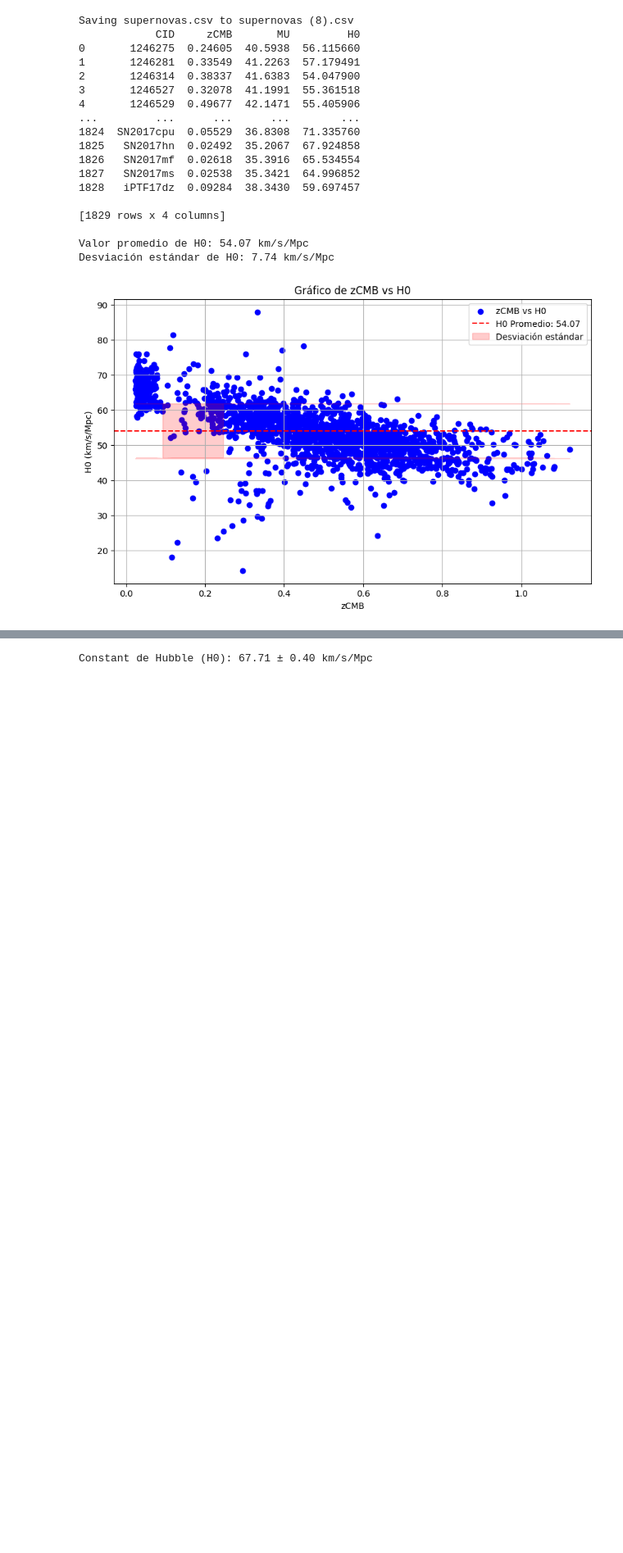
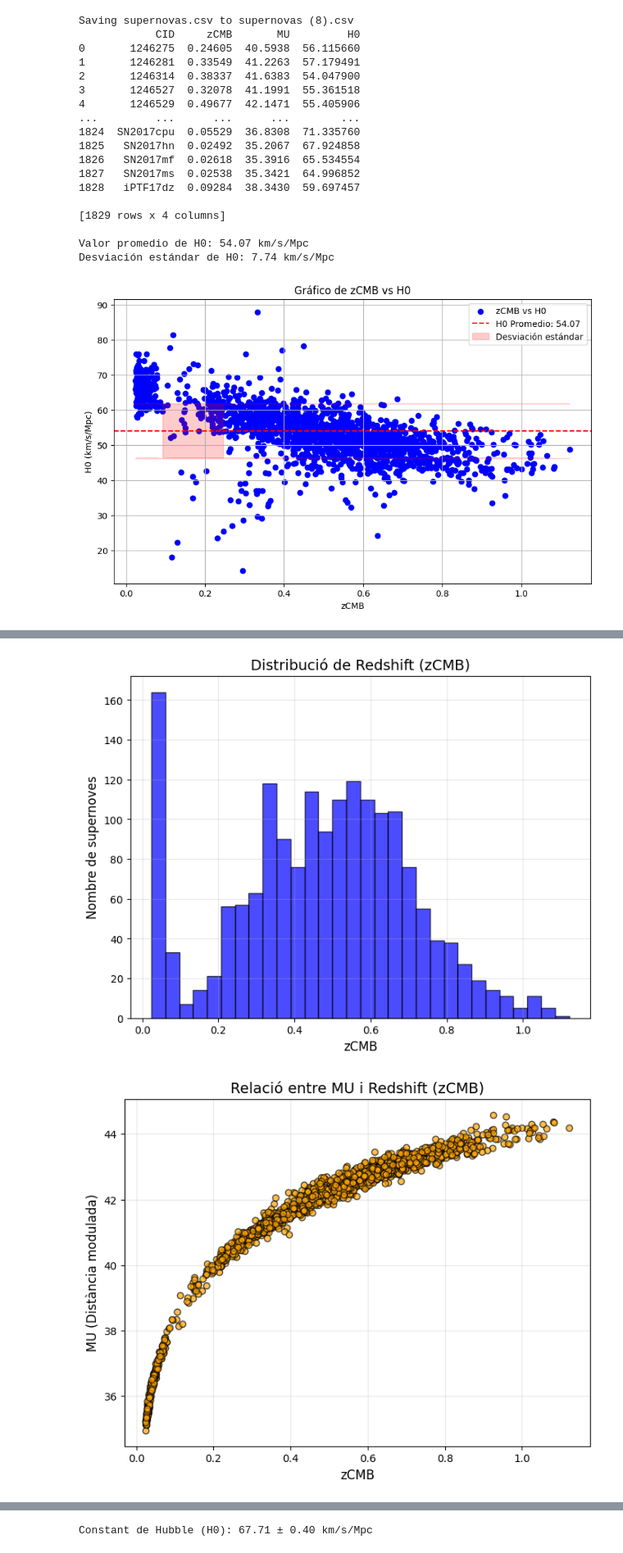
Before and after one commit to drfperez/lightkurve, a Jupyter notebook: HOCalculus.ipynb, the cells around one changed output, grey strips where cells are left out. Shown at 82% size. Cells and saved outputs as stored; diff of their text form; code cells hidden in the pictures; blank space fills up the shorter version.

```diff
--- a/HOCalculus.ipynb
+++ b/HOCalculus.ipynb
@@ -64,0 +160,70 @@ Desviación estándar de H0: 7.74 km/s/Mpc
+# %%
+
+import pandas as pd
+import matplotlib.pyplot as plt
+import seaborn as sns
+
+# Cargar les dades de les supernoves (assumint que ja tens les dades carregades a data_filtrada)
+# data_filtrada = pd.read_csv('supernoves.csv')  # Si les dades no estan carregades
+
+# 1. Histograma de zCMB (Redshift)
+plt.figure(figsize=(8, 6))
+plt.hist(data_filtrada['zCMB'], bins=30, color='blue', alpha=0.7, edgecolor='black')
+plt.title('Distribució de Redshift (zCMB)', fontsize=14)
+plt.xlabel('zCMB', fontsize=12)
+plt.ylabel('Nombre de supernoves', fontsize=12)
+plt.grid(alpha=0.3)
+plt.show()
+
+# 2. Relació entre MU i zCMB (Gràfic de dispersió)
+plt.figure(figsize=(8, 6))
+plt.scatter(data_filtrada['zCMB'], data_filtrada['MU'], alpha=0.7, c='orange', edgecolor='k')
+plt.title('Relació entre MU i Redshift (zCMB)', fontsize=14)
+plt.xlabel('zCMB', fontsize=12)
+plt.ylabel('MU (Distància modulada)', fontsize=12)
+plt.grid(alpha=0.3)
+plt.show()
+
+# 3. Histograma de H0 estimat
+plt.figure(figsize=(8, 6))
+plt.hist(data_filtrada['H0_estimacio'], bins=30, color='green', alpha=0.7, edgecolor='black')
+plt.title('Distribució de H0 estimat', fontsize=14)
+plt.xlabel('H0 (km/s/Mpc)', fontsize=12)
+plt.ylabel('Nombre de supernoves', fontsize=12)
+plt.grid(alpha=0.3)
+plt.show()
+
+# 4. Relació entre Error de MU (MUERR_FINAL) i zCMB (Gràfic de dispersió)
+plt.figure(figsize=(8, 6))
+plt.scatter(data_filtrada['zCMB'], data_filtrada['MUERR_FINAL'], alpha=0.7, c='purple', edgecolor='k')
+plt.title('Error de MU en funció de Redshift (zCMB)', fontsize=14)
+plt.xlabel('zCMB', fontsize=12)
+plt.ylabel('Error de MU (MUERR_FINAL)', fontsize=12)
+plt.grid(alpha=0.3)
+plt.show()
+
+# 5. Velocitat recessional vs Distància lumínica
+plt.figure(figsize=(8, 6))
+plt.scatter(data_filtrada['distancia'], data_filtrada['velocitat'], alpha=0.7, c='red', edgecolor='k')
+plt.title('Velocitat recessional vs Distància lumínica', fontsize=14)
+plt.xlabel('Distància lumínica (Mpc)', fontsize=12)
+plt.ylabel('Velocitat recessional (km/s)', fontsize=12)
+plt.grid(alpha=0.3)
+plt.show()
+
+# 6. Resum estadístic per IDSURVEY
+resum_idsurvey = data_filtrada.groupby('IDSURVEY')[['H0_estimacio', 'MU', 'MUERR_FINAL', 'zCMB']].mean()
+print(resum_idsurvey)
+
+# 7. Matriu de correlació entre les variables
+correlacio = data_filtrada[['zCMB', 'MU', 'MUERR_FINAL', 'distancia', 'H0_estimacio']].corr()
+print(correlacio)
+
+# Gràfic de calor de la matriu de correlació
+plt.figure(figsize=(8, 6))
+sns.heatmap(correlacio, annot=True, cmap='coolwarm', fmt='.2f')
+plt.title('Matriu de correlació', fontsize=14)
+plt.show()
+# %% [output]
+[figure, added]
+[figure, added]
```
Also changed, not shown: parts of 5 cells of this notebook.
